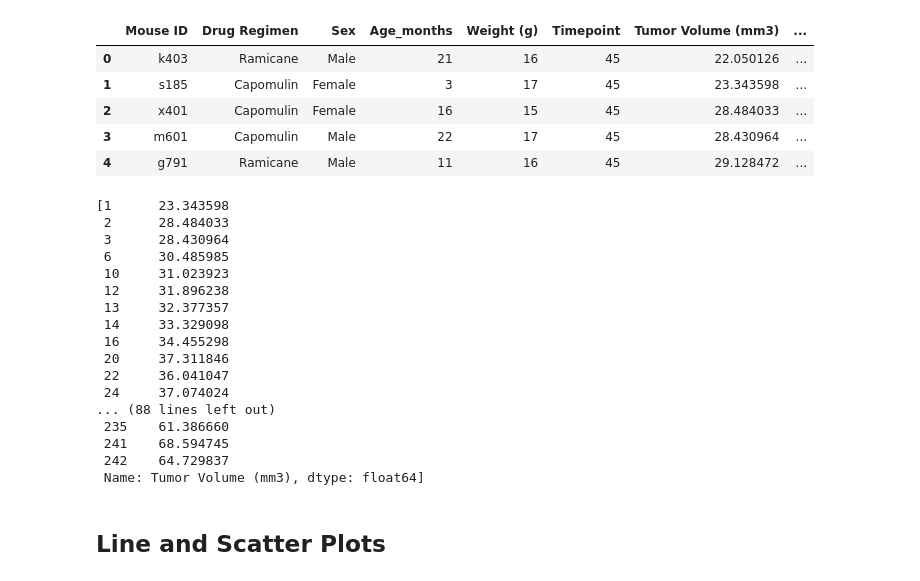
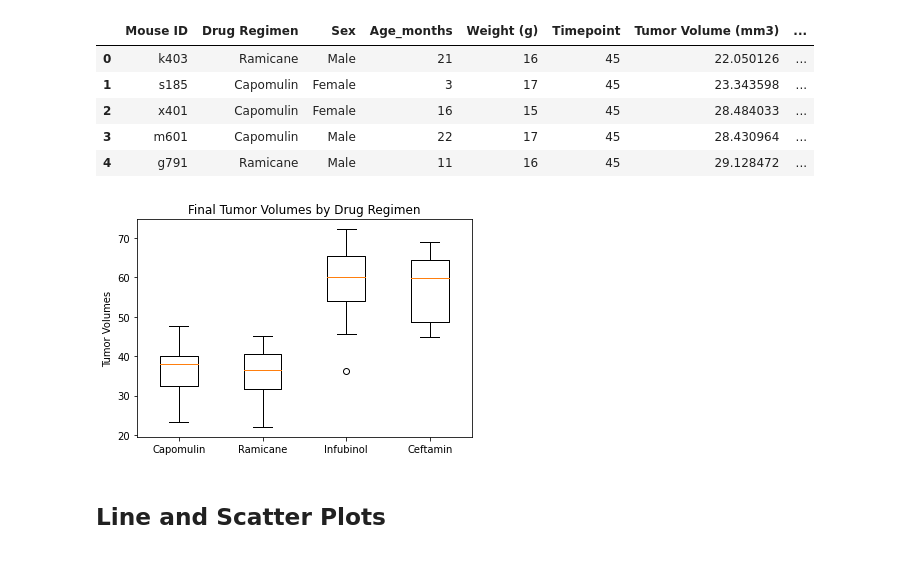
Before and after one commit to Lbrady1025/matplotlib-challenge, a Jupyter notebook: Pymaceuticals/pymaceuticals_starter.ipynb, the cells around one changed output. Cells and saved outputs as stored; diff of their text form; code cells hidden in the pictures.

Commit message:
show box plot

```diff
--- a/Pymaceuticals/pymaceuticals_starter.ipynb
+++ b/Pymaceuticals/pymaceuticals_starter.ipynb
@@ -227,7 +227,7 @@ tx = ["Capomulin","Ramicane","Infubinol","Ceftamin"]
 
 # Create empty list to fill with tumor vol data (for plotting)
 tumor_vol = []
-
+#drug_vol = []
 # Calculate the IQR and quantitatively determine if there are any potential outliers.
 tv = merged_df["Tumor Volume (mm3)"]
 quartiles = tv.quantile([.25,.5,.75])
@@ -235,37 +235,28 @@ lowerq = quartiles[0.25]
 upperq = quartiles[0.75]
 iqr = upperq-lowerq
 
-lower_bound = lowerq - (1.5*iqr)
-upper_bound = upperq + (1.5*iqr)
     # Locate the rows which contain mice on each drug and get the tumor volumes
 for drug in tx:
     target = merged_df.loc[merged_df["Drug Regimen"] == drug, "Tumor Volume (mm3)"]
-    tumor_vol.append(target)
+
 
     # add subset
-
+    tumor_vol.append(target)
+    #drug_vol.append(drug_target)
 
     # Determine outliers using upper and lower bounds
+lower_bound = lowerq - (1.5*iqr)
+upper_bound = upperq + (1.5*iqr)
-# %% [output]
-[1      23.343598
- 2      28.484033
- 3      28.430964
- 6      30.485985
- 10     31.023923
- 12     31.896238
- 13     32.377357
- 14     33.329098
- 16     34.455298
- 20     37.311846
- 22     36.041047
- 24     37.074024
-... (88 lines left out)
- 235    61.386660
- 241    68.594745
- 242    64.729837
- Name: Tumor Volume (mm3), dtype: float64]
 # %%
 # Generate a box plot of the final tumor volume of each mouse across four regimens of interest
+fig1, ax1 = plt.subplots()
+ax1.set_title("Final Tumor Volumes by Drug Regimen")
+ax1.set_ylabel("Tumor Volumes")
+ax1.set_xticklabels(tx)
+ax1.boxplot(tumor_vol)
+plt.show()
+# %% [output]
+[figure, added]
 # %% [markdown]
 ## Line and Scatter Plots
 # %%
```
